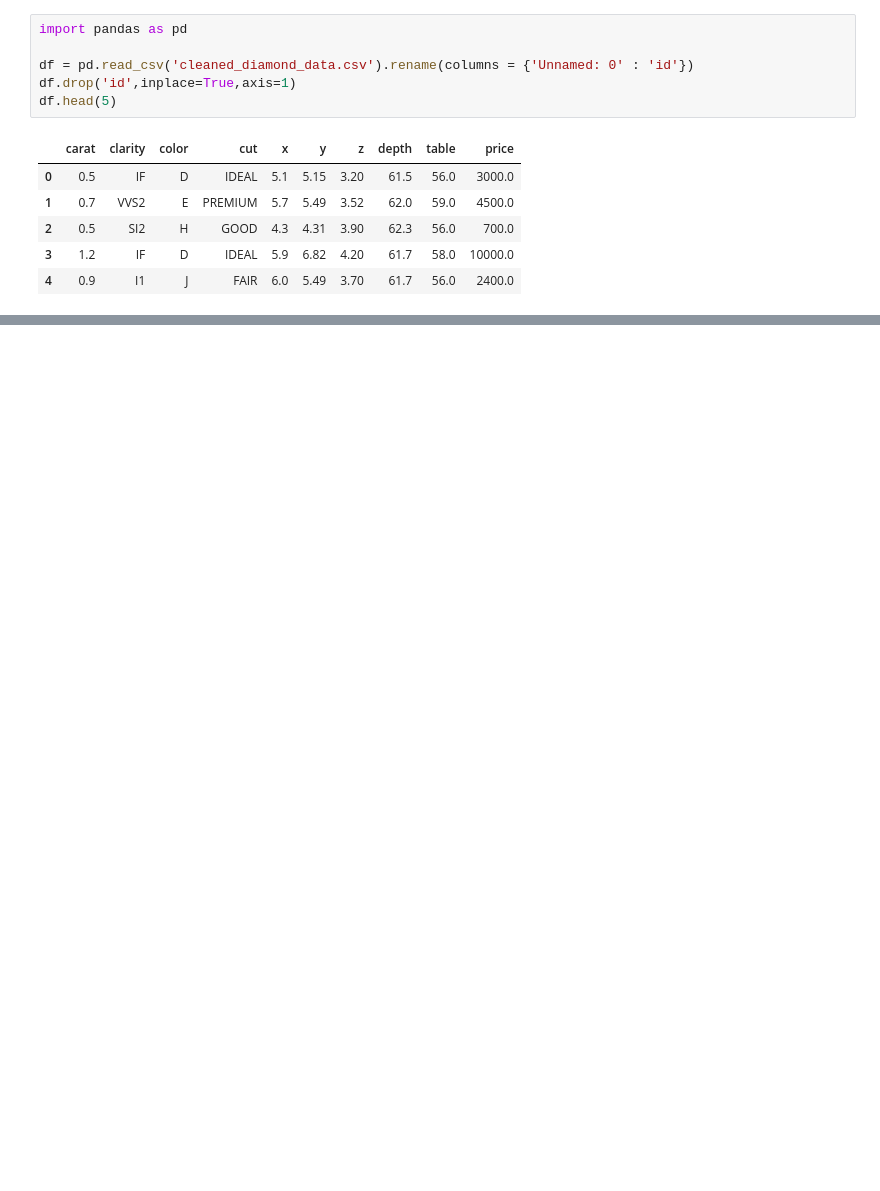
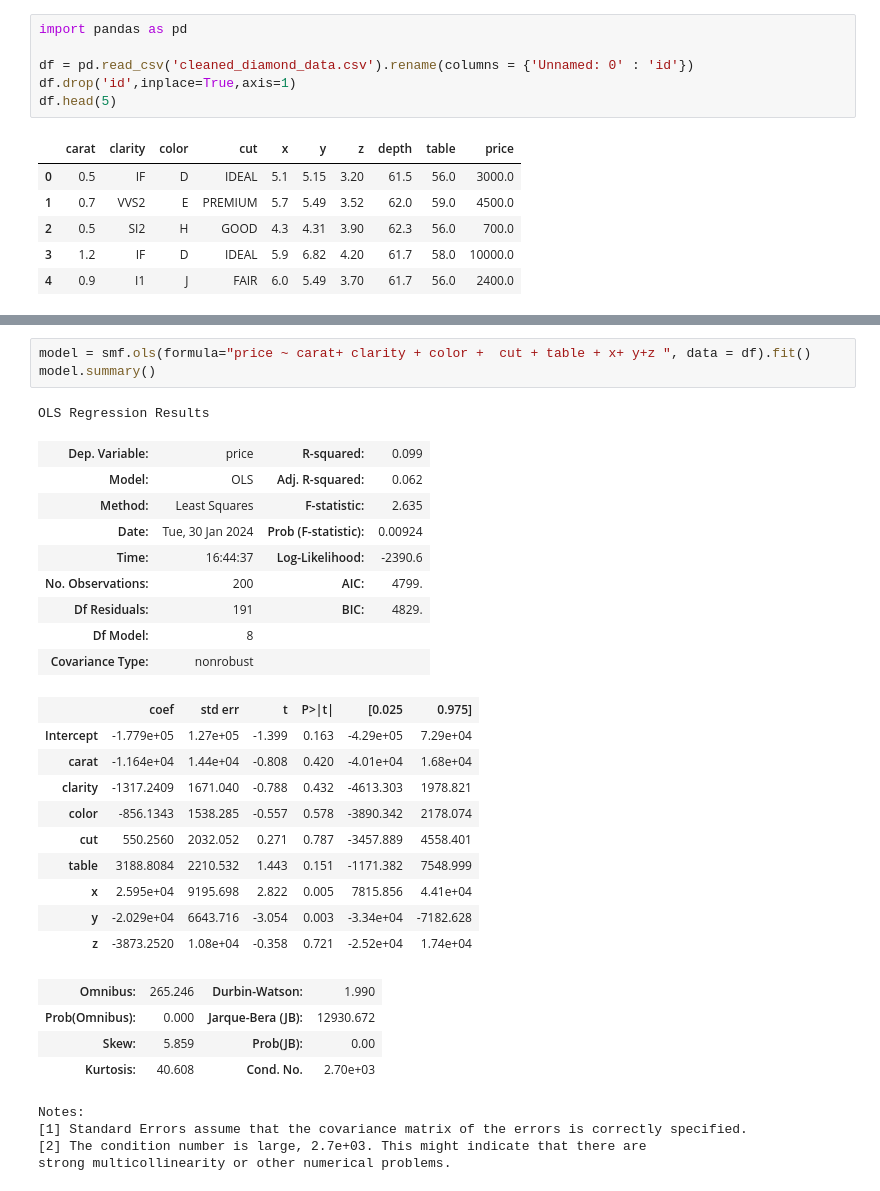
Before and after one commit to karolsobotka/PAD, a Jupyter notebook: messy_data_proj/etap_tworzenia_modelu_regresji.ipynb, the cells around one changed output, grey strips where cells are left out. Cells and saved outputs as stored; diff of their text form; blank space fills up the shorter version.

```diff
--- a/messy_data_proj/etap_tworzenia_modelu_regresji.ipynb
+++ b/messy_data_proj/etap_tworzenia_modelu_regresji.ipynb
@@ -22,0 +23,32 @@ for column in cols:
+# %%
+model = smf.ols(formula="price ~ carat+ clarity + color +  cut + table + x+ y+z ", data = df).fit()
+model.summary()
+# %% [output]
+OLS Regression Results
+| Dep. Variable: | price | R-squared: | 0.099 |
+| Model: | OLS | Adj. R-squared: | 0.062 |
+| Method: | Least Squares | F-statistic: | 2.635 |
+| Date: | Tue, 30 Jan 2024 | Prob (F-statistic): | 0.00924 |
+| Time: | 16:44:37 | Log-Likelihood: | -2390.6 |
+| No. Observations: | 200 | AIC: | 4799. |
+| Df Residuals: | 191 | BIC: | 4829. |
+| Df Model: | 8 |  |  |
+| Covariance Type: | nonrobust |  |  |
+|  | coef | std err | t | P>|t| | [0.025 | 0.975] |
+| Intercept | -1.779e+05 | 1.27e+05 | -1.399 | 0.163 | -4.29e+05 | 7.29e+04 |
+| carat | -1.164e+04 | 1.44e+04 | -0.808 | 0.420 | -4.01e+04 | 1.68e+04 |
+| clarity | -1317.2409 | 1671.040 | -0.788 | 0.432 | -4613.303 | 1978.821 |
+| color | -856.1343 | 1538.285 | -0.557 | 0.578 | -3890.342 | 2178.074 |
+| cut | 550.2560 | 2032.052 | 0.271 | 0.787 | -3457.889 | 4558.401 |
+| table | 3188.8084 | 2210.532 | 1.443 | 0.151 | -1171.382 | 7548.999 |
+| x | 2.595e+04 | 9195.698 | 2.822 | 0.005 | 7815.856 | 4.41e+04 |
+| y | -2.029e+04 | 6643.716 | -3.054 | 0.003 | -3.34e+04 | -7182.628 |
+| z | -3873.2520 | 1.08e+04 | -0.358 | 0.721 | -2.52e+04 | 1.74e+04 |
+| Omnibus: | 265.246 | Durbin-Watson: | 1.990 |
+| Prob(Omnibus): | 0.000 | Jarque-Bera (JB): | 12930.672 |
+| Skew: | 5.859 | Prob(JB): | 0.00 |
+| Kurtosis: | 40.608 | Cond. No. | 2.70e+03 |
+Notes:
+[1] Standard Errors assume that the covariance matrix of the errors is correctly specified.
+[2] The condition number is large, 2.7e+03. This might indicate that there are
+strong multicollinearity or other numerical problems.
```
Also changed, not shown: parts of 14 cells of this notebook, 1 other file.
